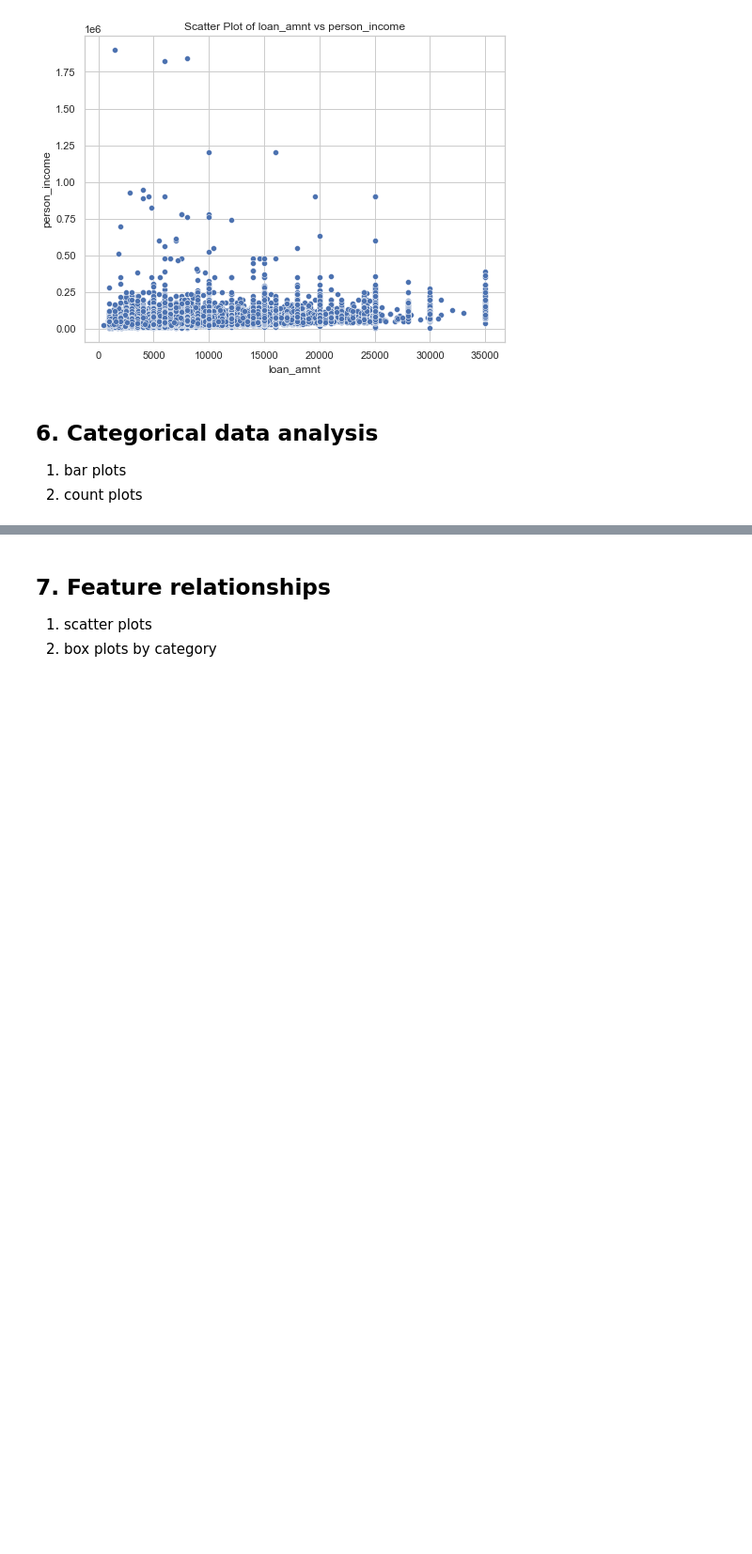
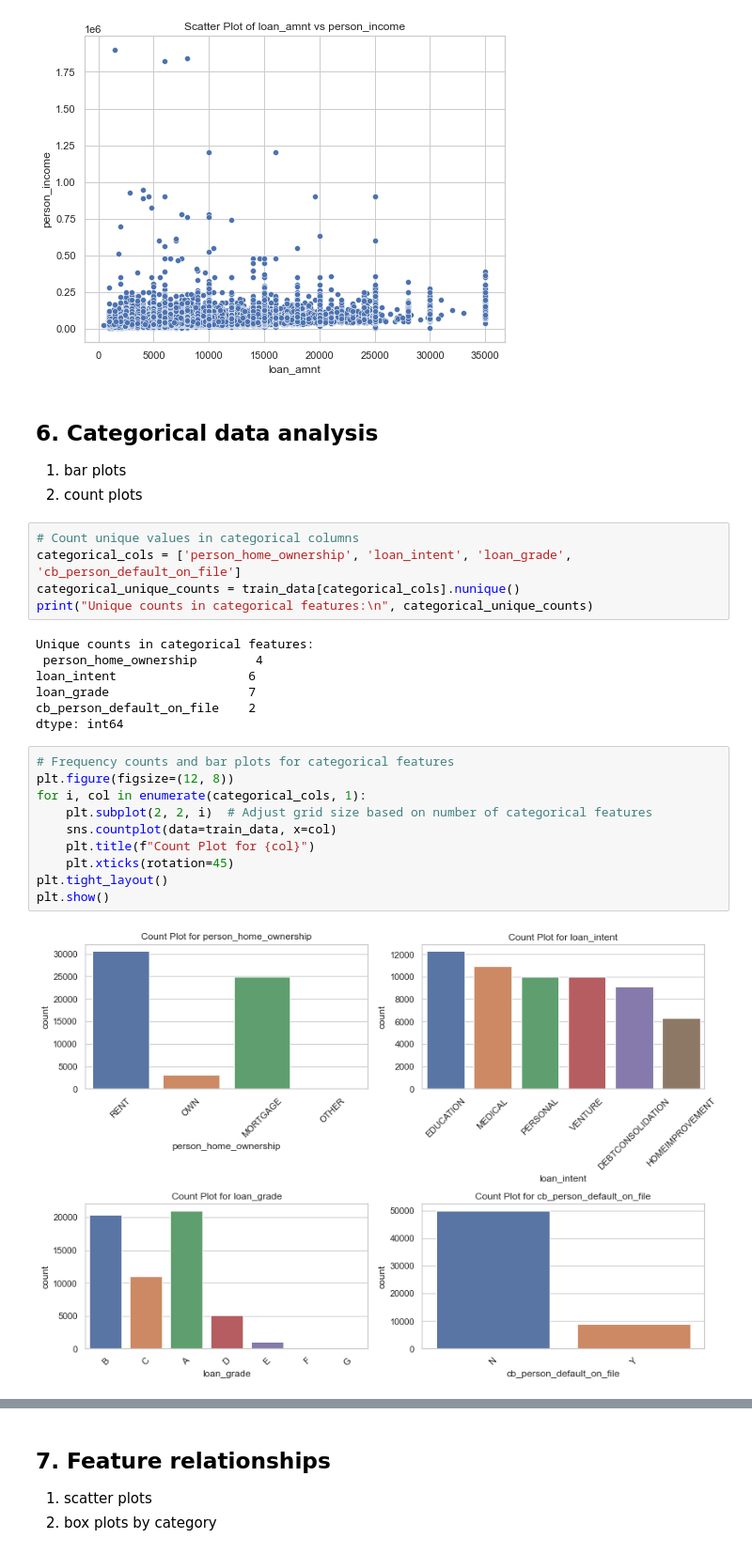
Before and after one commit to Swapnil-Trivedi/loan_approval_prediction, a Jupyter notebook: data_analysis_.ipynb, the cells around one changed output, grey strips where cells are left out. Shown at 94% size. Drawn from its saved outputs; the diff is of its cells as text; blank space fills up the shorter version.

Commit message:
added data eng

```diff
--- a/data_analysis_.ipynb
+++ b/data_analysis_.ipynb
@@ -396,3 +396,27 @@ plt.show()
 
 1. bar plots
 2. count plots
+# %%
+# Count unique values in categorical columns
+categorical_cols = ['person_home_ownership', 'loan_intent', 'loan_grade', 'cb_person_default_on_file']
+categorical_unique_counts = train_data[categorical_cols].nunique()
+print("Unique counts in categorical features:\n", categorical_unique_counts)
+# %% [output]
+Unique counts in categorical features:
+ person_home_ownership        4
+loan_intent                  6
+loan_grade                   7
+cb_person_default_on_file    2
+dtype: int64
+# %%
+# Frequency counts and bar plots for categorical features
+plt.figure(figsize=(12, 8))
+for i, col in enumerate(categorical_cols, 1):
+    plt.subplot(2, 2, i)  # Adjust grid size based on number of categorical features
+    sns.countplot(data=train_data, x=col)
+    plt.title(f"Count Plot for {col}")
+    plt.xticks(rotation=45)
+plt.tight_layout()
+plt.show()
+# %% [output]
+[figure, added]
```
Also changed, not shown: parts of 9 cells of this notebook.
